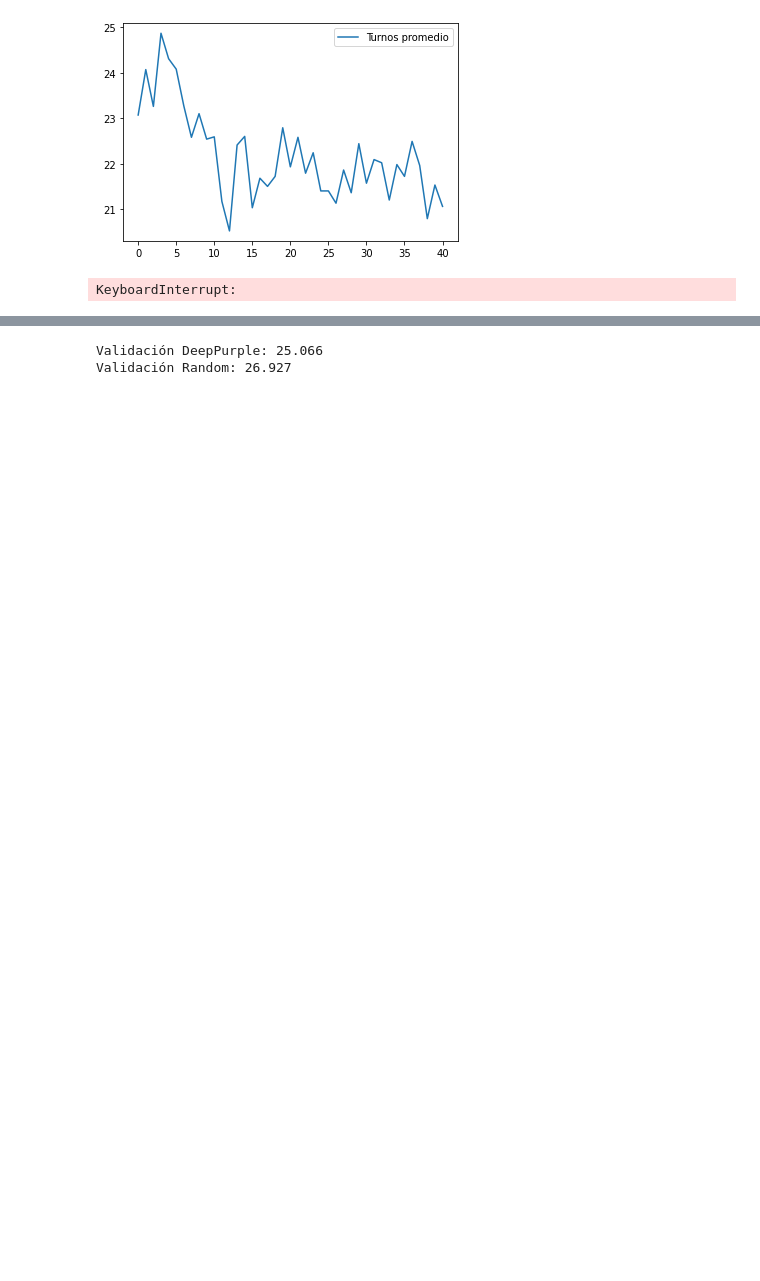
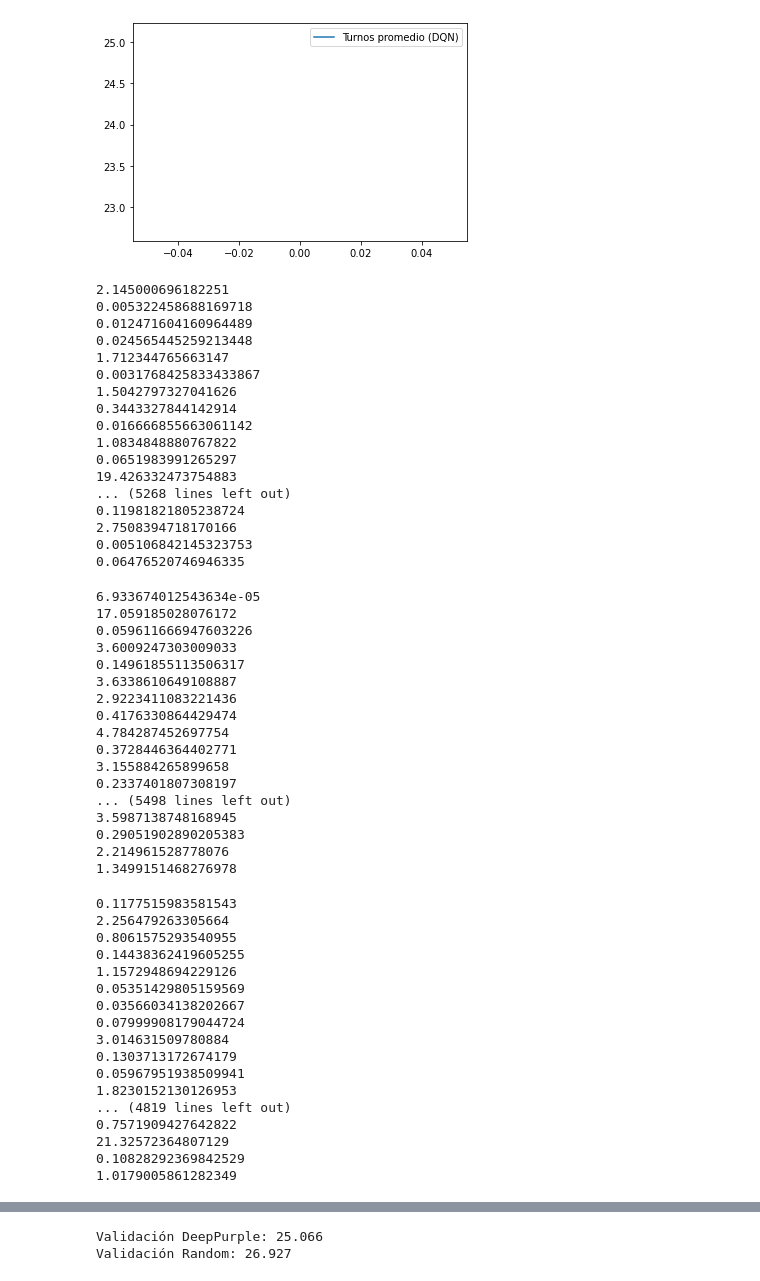
Before and after one commit to IgnacioPardo/TP1_IAN, a Jupyter notebook: training_.ipynb, the cells around one changed output, grey strips where cells are left out. Saved outputs shown, nothing was run; the diff lists cells and outputs as text; code cells hidden in the pictures; blank space fills up the shorter version.

```diff
--- a/training_.ipynb
+++ b/training_.ipynb
@@ -10,30 +12,87 @@ from tqdm import tqdm
 # %%
 # Inicialización del gráfico
 plt.ion()  # Activa el modo interactivo
 seed = 42
 np.random.seed(seed)
 
 ambiente = AmbienteDiezMil()
 
 # Crear un agente de Q-learning
-agente = AgenteQLearning(ambiente, alpha=0.001, gamma=0.1, epsilon=0.05)
-episodios = 1000
+# agente = AgenteQLearning(ambiente, alpha=0.001, gamma=0.1, epsilon=0.05)
+agente_smart = AgenteDQN(ambiente)
+episodios = 100
 epochs = 1000
 
-vals = []
+vals_normal = []
+vals_smart = []
 
 # Entrenar al agente con un número de episodios
 for _ in tqdm(range(epochs)):
-    agente.entrenar(episodios, verbose=False)
+    # agente.entrenar(episodios, verbose=False)
+    agente_smart.entrenar(episodios, verbose=False)
     validador = Validador(ambiente)
     if _ % 10 == 0:
-        vals.append(validador.validar_politica(agente.q_table2pol(), 100))
+        # vals_normal.append(validador.validar_politica(agente.q_table2pol(), 100))
+        agente_smart.guardar_politica('policy_net.pth')
+        jugador = JugadorFromDQNPolicy('policy_net.pth')
+        vals_smart.append(validador.validar_jugador(jugador, 100))
         clear_output(wait=True)
-        plt.plot(vals, label="Turnos promedio")
+        # plt.plot(vals_normal, label=f"Turnos promedio (lr: {agente.alpha:.4f})")
+        plt.plot(vals_smart, label="Turnos promedio (DQN)")
         plt.legend()
         plt.show()
 
 plt.ioff()  # Desactiva el modo interactivo
 # %% [output]
-[figure, old version]
+[figure, new version]
-KeyboardInterrupt:
+2.145000696182251
+0.005322458688169718
+0.012471604160964489
+0.024565445259213448
+1.712344765663147
+0.0031768425833433867
+1.5042797327041626
+0.3443327844142914
+0.016666855663061142
+1.0834848880767822
+0.0651983991265297
+19.426332473754883
+... (5268 lines left out)
+0.11981821805238724
+2.7508394718170166
+0.005106842145323753
+0.06476520746946335
+6.933674012543634e-05
+17.059185028076172
+0.059611666947603226
+3.6009247303009033
+0.14961855113506317
+3.6338610649108887
+2.9223411083221436
+0.4176330864429474
+4.784287452697754
+0.3728446364402771
+3.155884265899658
+0.2337401807308197
+... (5498 lines left out)
+3.5987138748168945
+0.29051902890205383
+2.214961528778076
+1.3499151468276978
+0.1177515983581543
+2.256479263305664
+0.8061575293540955
+0.14438362419605255
+1.1572948694229126
+0.05351429805159569
+0.03566034138202667
+0.07999908179044724
+3.014631509780884
+0.1303713172674179
+0.05967951938509941
+1.8230152130126953
+... (4819 lines left out)
+0.7571909427642822
+21.32572364807129
+0.10828292369842529
+1.0179005861282349
```
Also changed, not shown: parts of 2 cells of this notebook.
